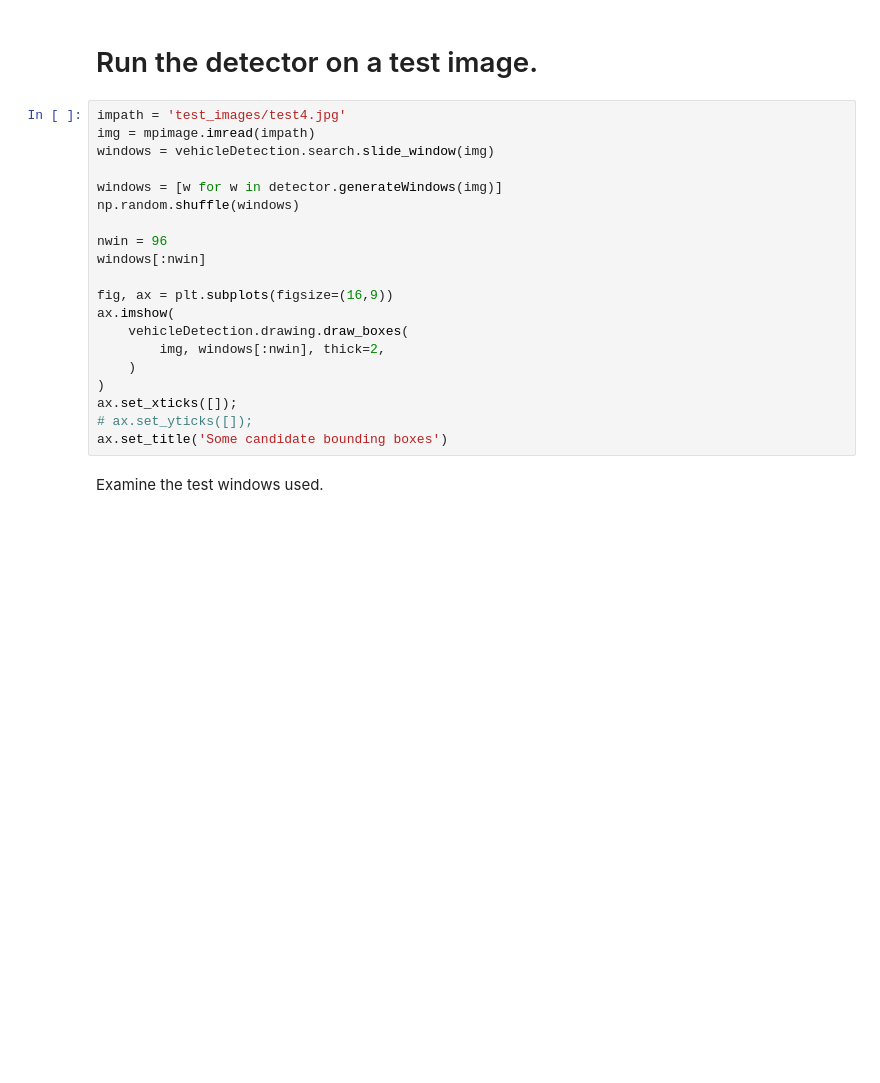
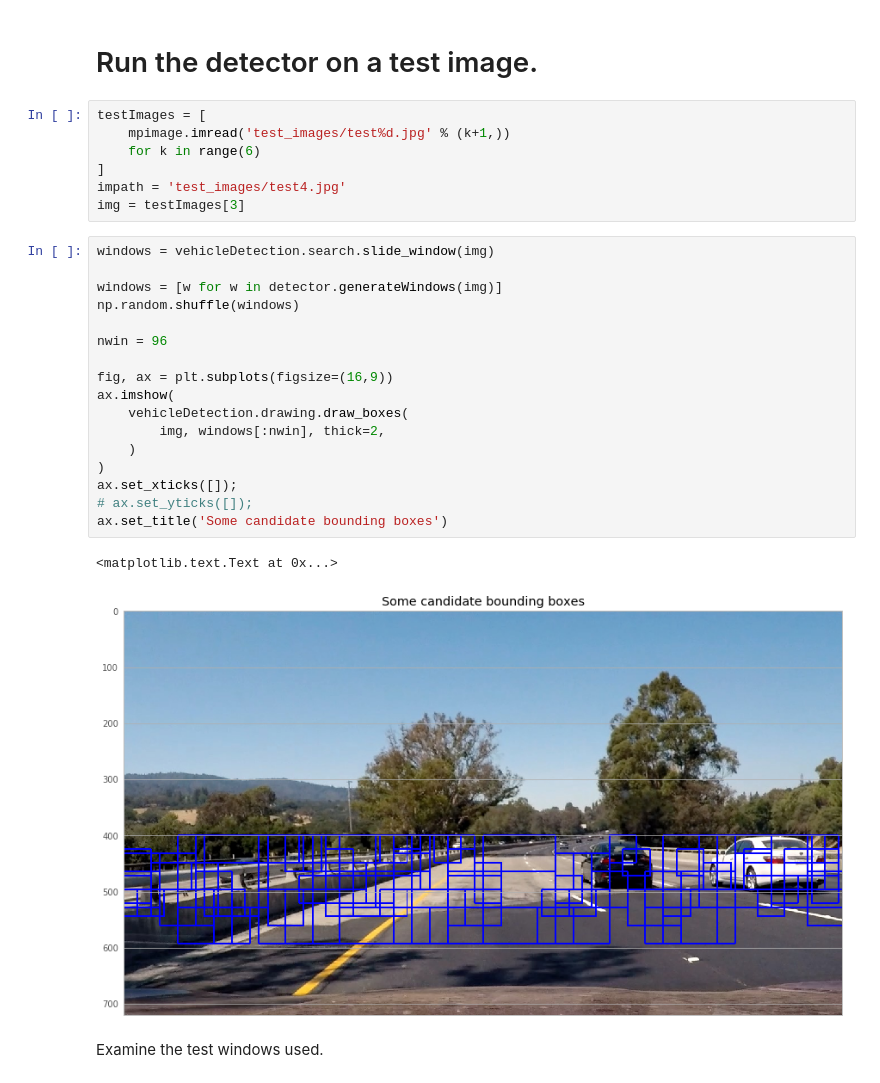
Before and after one commit to tsbertalan/vehicleDetection, a Jupyter notebook: Vehicle Detection - detector object.ipynb, the cells around one changed output. Drawn from its saved outputs; the diff is of its cells as text; blank space fills up the shorter version.

```diff
--- a/Vehicle Detection - detector object.ipynb
+++ b/Vehicle Detection - detector object.ipynb
@@ -268,25 +234,32 @@ print(
 # %% [markdown]
 # Run the detector on a test image.
+# %%
+testImages = [
+    mpimage.imread('test_images/test%d.jpg' % (k+1,))
+    for k in range(6)
+]
+impath = 'test_images/test4.jpg'
+img = testImages[3]
 # %%
-impath = 'test_images/test4.jpg'
-img = mpimage.imread(impath)
 windows = vehicleDetection.search.slide_window(img)
 
 windows = [w for w in detector.generateWindows(img)]
 np.random.shuffle(windows)
 
 nwin = 96
-windows[:nwin]
 
 fig, ax = plt.subplots(figsize=(16,9))
 ax.imshow(
     vehicleDetection.drawing.draw_boxes(
         img, windows[:nwin], thick=2,
     )
 )
 ax.set_xticks([]);
 # ax.set_yticks([]);
 ax.set_title('Some candidate bounding boxes')
+# %% [output]
+<matplotlib.text.Text at 0x...>
+[figure, added]
 # %% [markdown]
 Examine the test windows used.
 # %%
```
Also changed, not shown: parts of 34 cells of this notebook, 7 other files.
